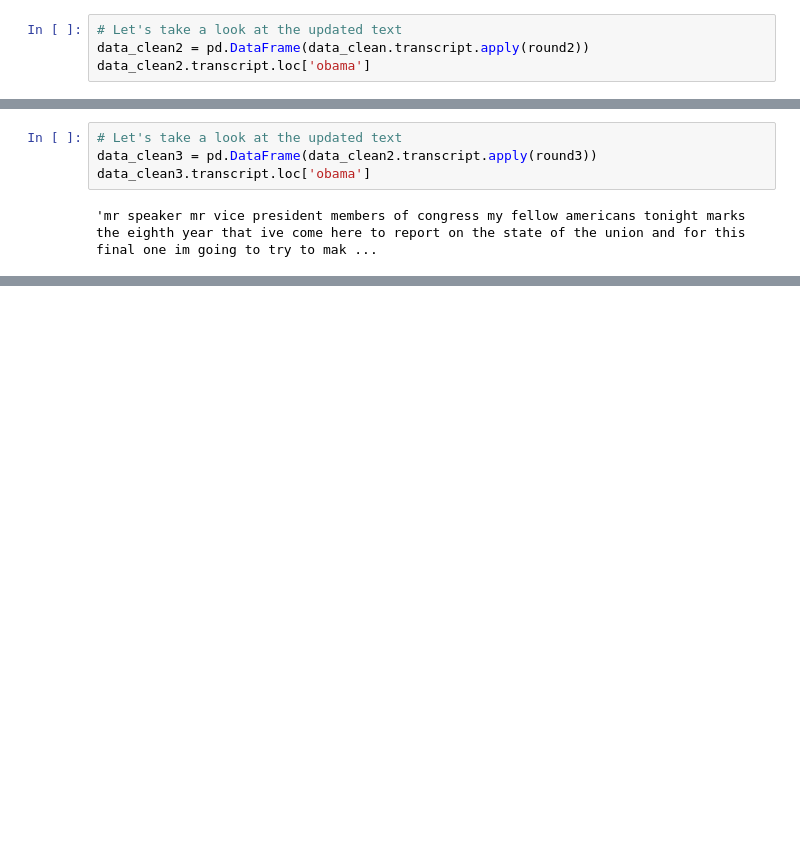
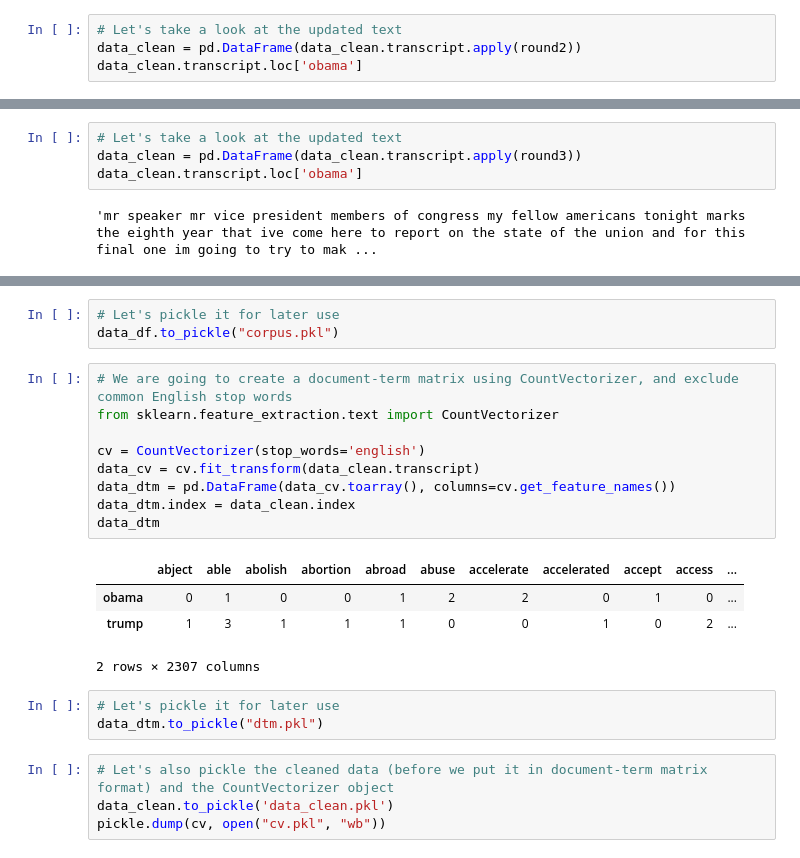
Before and after one commit to grem848/PythonExamProject2019, a Jupyter notebook: Data Cleaning.ipynb, the cells around one changed output, grey strips where cells are left out. Drawn from its saved outputs; the diff is of its cells as text; blank space fills up the shorter version.

```diff
--- a/Data Cleaning.ipynb
+++ b/Data Cleaning.ipynb
@@ -139,8 +136,8 @@ def clean_text_round2(text):
 round2 = lambda x: clean_text_round2(x)
 # %%
 # Let's take a look at the updated text
-data_clean2 = pd.DataFrame(data_clean.transcript.apply(round2))
-data_clean2.transcript.loc['obama']
+data_clean = pd.DataFrame(data_clean.transcript.apply(round2))
+data_clean.transcript.loc['obama']
 # %% [output]
 'mr speaker mr vice president members of congress my fellow americans tonight marks the eighth year that ive come here to report on the state of the union\xa0and for this final one im going to try to  ...
 # %%
@@ -154,7 +151,7 @@ def clean_text_round3(text):
 round3 = lambda x: clean_text_round3(x)
 # %%
 # Let's take a look at the updated text
-data_clean3 = pd.DataFrame(data_clean2.transcript.apply(round3))
-data_clean3.transcript.loc['obama']
+data_clean = pd.DataFrame(data_clean.transcript.apply(round3))
+data_clean.transcript.loc['obama']
 # %% [output]
 'mr speaker mr vice president members of congress my fellow americans tonight marks the eighth year that ive come here to report on the state of the union and for this final one im going to try to mak ...
@@ -160,0 +174,24 @@ data_clean3.transcript.loc['obama']
+# %%
+# Let's pickle it for later use
+data_df.to_pickle("corpus.pkl")
+# %%
+# We are going to create a document-term matrix using CountVectorizer, and exclude common English stop words
+from sklearn.feature_extraction.text import CountVectorizer
+
+cv = CountVectorizer(stop_words='english')
+data_cv = cv.fit_transform(data_clean.transcript)
+data_dtm = pd.DataFrame(data_cv.toarray(), columns=cv.get_feature_names())
+data_dtm.index = data_clean.index
+data_dtm
+# %% [output]
+|  | abject | able | abolish | abortion | abroad | abuse | accelerate | accelerated | accept | access | ... |
+| obama | 0 | 1 | 0 | 0 | 1 | 2 | 2 | 0 | 1 | 0 | ... |
+| trump | 1 | 3 | 1 | 1 | 1 | 0 | 0 | 1 | 0 | 2 | ... |
+2 rows × 2307 columns
+# %%
+# Let's pickle it for later use
+data_dtm.to_pickle("dtm.pkl")
+# %%
+# Let's also pickle the cleaned data (before we put it in document-term matrix format) and the CountVectorizer object
+data_clean.to_pickle('data_clean.pkl')
+pickle.dump(cv, open("cv.pkl", "wb"))
```
Also changed, not shown: parts of 4 cells of this notebook, 4 other files.
